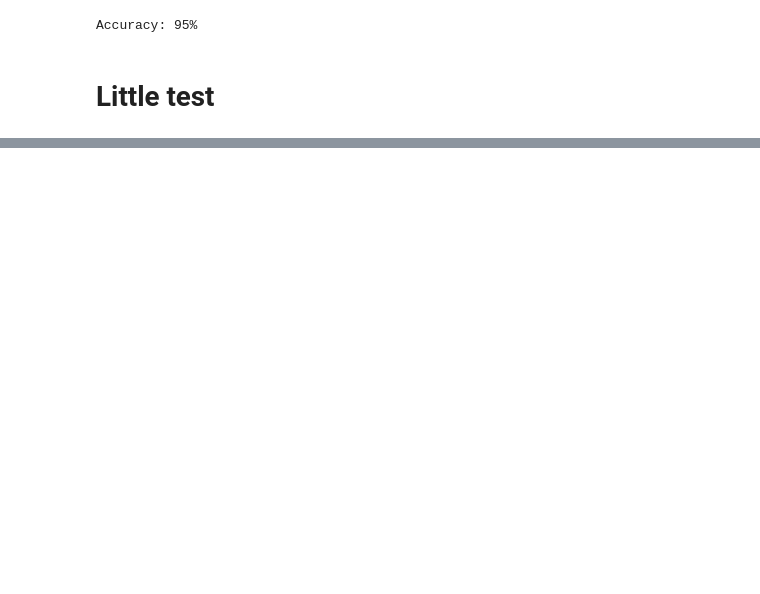
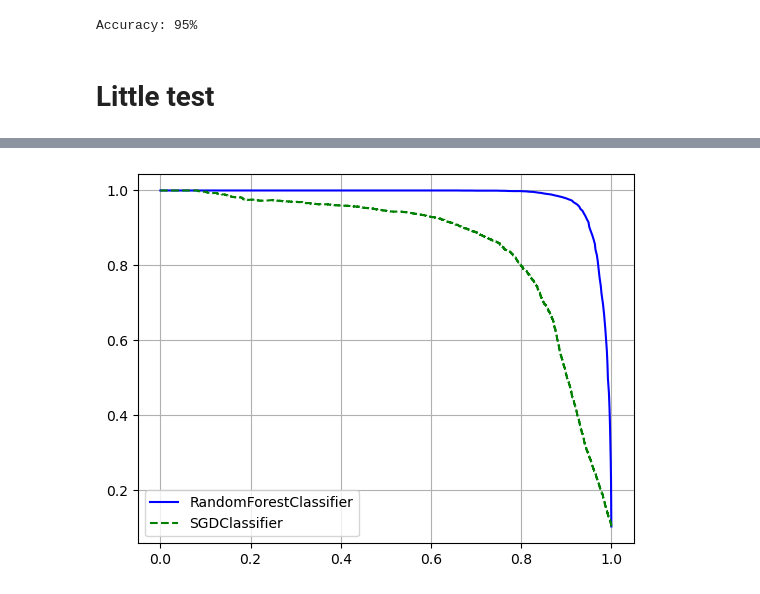
Before and after one commit to m-mhe/ml_practice, a Jupyter notebook: NumberClassification/practice.ipynb, the cells around one changed output, grey strips where cells are left out. Saved outputs shown, nothing was run; the diff lists cells and outputs as text; code cells hidden in the pictures; blank space fills up the shorter version.

```diff
--- a/NumberClassification/practice.ipynb
+++ b/NumberClassification/practice.ipynb
@@ -242,2 +243,6 @@ bool((rDigit >= thresholdOf90Precision)[0])
 Is this a image of 3:
 False
+# %%
+rFCModel = RandomForestClassifier(random_state=67)
+predictProbaScore = cross_val_predict(rFCModel, xTrain, yTr, method="predict_proba", cv=5, n_jobs=-1)
+predictProbaScore
@@ -243,0 +257,10 @@ False
+# %%
+pRF, rRF, tRF = precision_recall_curve(yTr, predictProbaScore[:,1])
+# %%
+plt.plot(rRF, pRF, "b-", label = "RandomForestClassifier")
+plt.plot(recall, precision, "g--", label="SGDClassifier")
+plt.grid(True)
+plt.legend()
+plt.show()
+# %% [output]
+[figure, added]
```
Also changed, not shown: parts of 14 cells of this notebook.
